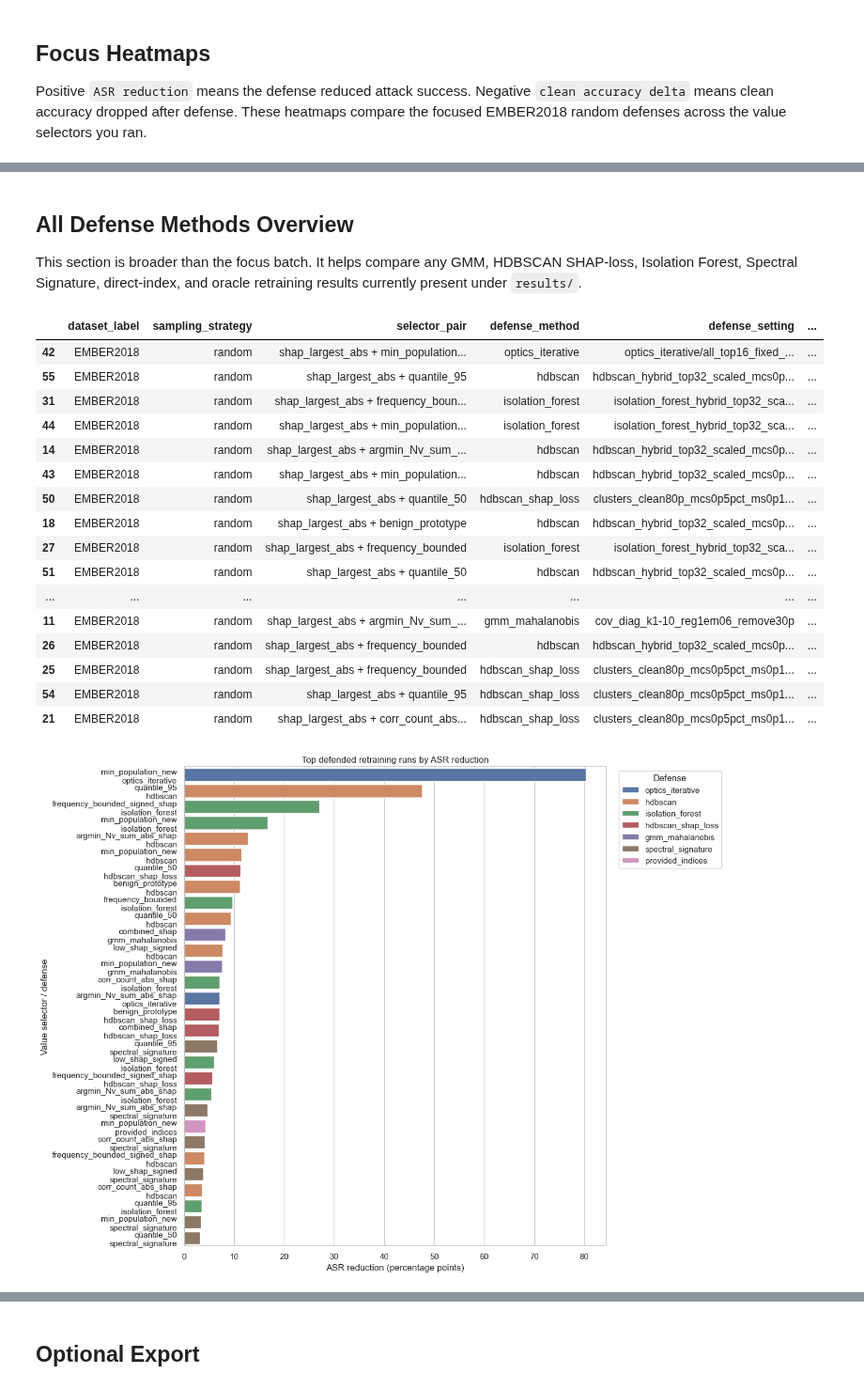
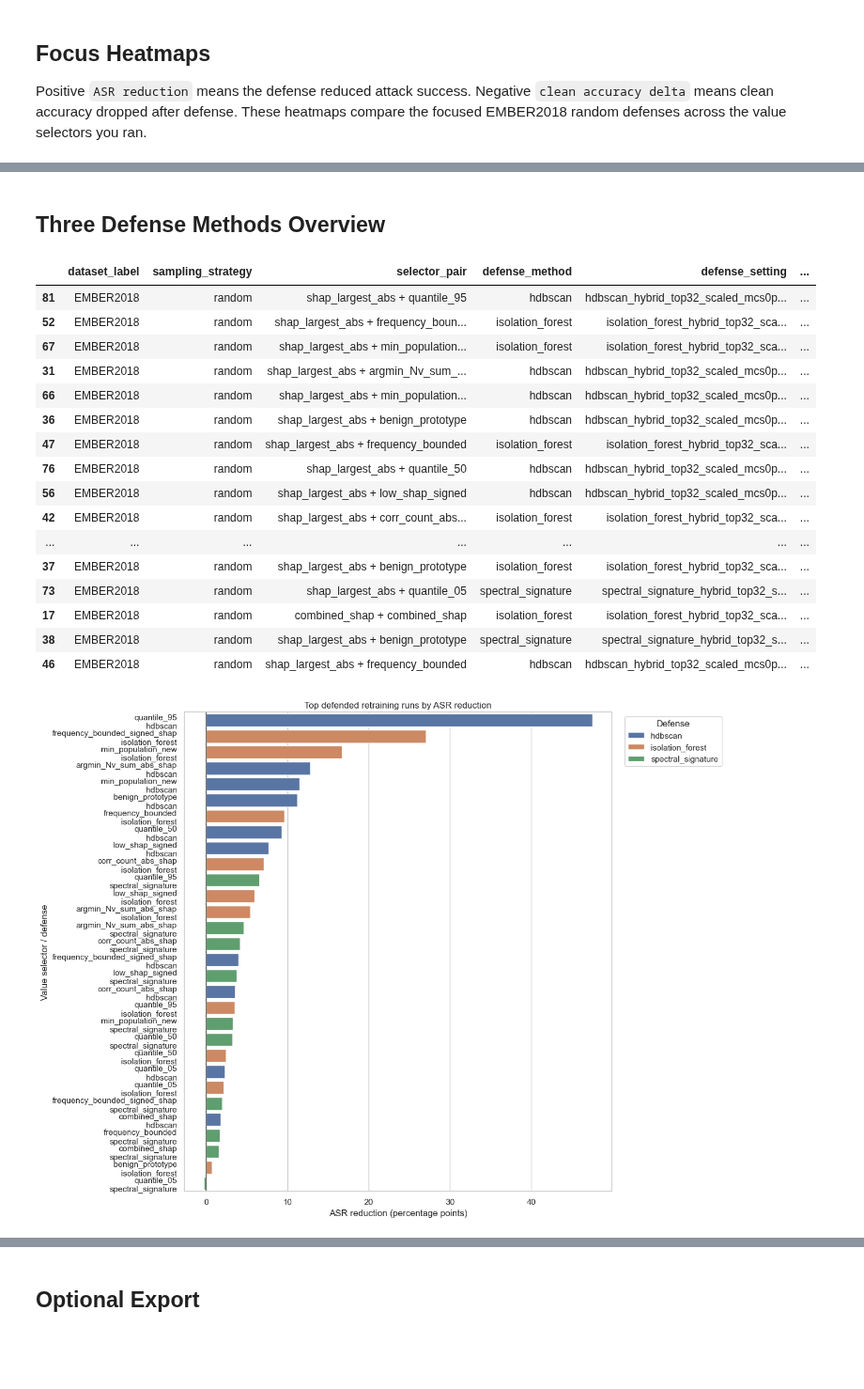
Before and after one commit to tebenia/gmm-mahal, a Jupyter notebook: notebooks/06_compare_defense_metrics.ipynb, the cells around one changed output, grey strips where cells are left out. Shown at 94% size. Drawn from its saved outputs; the diff is of its cells as text; code cells hidden in the pictures; blank space fills up the shorter version.

```diff
--- a/notebooks/06_compare_defense_metrics.ipynb
+++ b/notebooks/06_compare_defense_metrics.ipynb
@@ -239,8 +237,8 @@ This focus compares EMBER2018 20% random-sampling defended retraining runs for I
 # %%
 FOCUS_DATASET = "EMBER2018"
 FOCUS_SAMPLING = "random"
-FOCUS_DEFENSE_FAMILIES = ["severi_detectors", "hdbscan_shap_loss"]
-FOCUS_DEFENSE_METHODS = ["isolation_forest", "spectral_signature", "hdbscan", "hdbscan_shap_loss"]
+FOCUS_DEFENSE_FAMILIES = ["severi_detectors"]
+FOCUS_DEFENSE_METHODS = ["isolation_forest", "spectral_signature", "hdbscan"]
 FOCUS_RETRAIN_MODE = "defended_retrain"
 
 focus_df = defense_df[
@@ -289,4 +287,18 @@ focus_coverage = (
     .sort_values(["defense_method", "value_selector"])
 )
 display(focus_coverage)
+
+asr_consistency = (
+    focus_df
+    .groupby(["feature_selector", "value_selector"], dropna=False)["backdoored_asr_percent"]
+    .agg(rows="count", unique_backdoored_asr="nunique", min_backdoored_asr="min", max_backdoored_asr="max")
+    .reset_index()
+)
+asr_consistency_issues = asr_consistency[asr_consistency["unique_backdoored_asr"] > 1].copy()
+if not asr_consistency_issues.empty:
+    print(
+        "Warning: some selector groups have different saved backdoored ASR values across defenses. "
+        "Those rows may come from mixed/older retrain outputs, so compare ASR reduction cautiously until rerun."
+    )
+    display(asr_consistency_issues.round(3))
 # %% [output]
@@ -398,20 +414,12 @@ DEFENSE_METHOD_ORDER = [
     "isolation_forest",
     "spectral_signature",
     "hdbscan",
-    "hdbscan_shap_loss",
-    "gmm_mahalanobis",
-    "provided_indices",
-    "oracle_poisoned",
 ]
 
 DEFENSE_LABELS = {
     "isolation_forest": "Isolation Forest",
     "spectral_signature": "Spectral Signature",
     "hdbscan": "HDBSCAN detector",
-    "hdbscan_shap_loss": "HDBSCAN SHAP-loss",
-    "gmm_mahalanobis": "GMM-Maha",
-    "provided_indices": "Provided Indices",
-    "oracle_poisoned": "Oracle",
 }
 
 
@@ -798,7 +777,5 @@ HDBSCAN cluster-summary rows: 1008
 # %% [markdown]
-## All Defense Methods Overview
-
-This section is broader than the focus batch. It helps compare any GMM, HDBSCAN SHAP-loss, Isolation Forest, Spectral Signature, direct-index, and oracle retraining results currently present under `results/`.
+## Three Defense Methods Overview
 # %%
 regular_df = defense_df[defense_df["retrain_mode"] == "defended_retrain"].copy()
 
@@ -839,47 +816,47 @@ if not regular_df.empty:
     ax.axvline(0, color="black", linewidth=1, alpha=0.6)
     ax.set_title("Top defended retraining runs by ASR reduction")
     ax.set_xlabel("ASR reduction (percentage points)")
     ax.set_ylabel("Value selector / defense")
     ax.legend(title="Defense", bbox_to_anchor=(1.02, 1), loc="upper left")
     plt.tight_layout()
     plt.show()
 
     fig, ax = plt.subplots(figsize=(9, 6))
     sns.scatterplot(
         data=regular_df,
         x="clean_accuracy_delta_pp",
         y="asr_reduction_pp",
         hue="defense_method",
         style="dataset_label",
         size="removed_row_percent",
         sizes=(40, 260),
         alpha=0.85,
         ax=ax,
     )
     ax.axhline(0, color="black", linewidth=1, alpha=0.5)
     ax.axvline(0, color="black", linewidth=1, alpha=0.5)
-    ax.set_title("All defenses: ASR reduction vs clean-accuracy delta")
+    ax.set_title("Three defenses: ASR reduction vs clean-accuracy delta")
     ax.set_xlabel("Clean accuracy delta (percentage points)")
     ax.set_ylabel("ASR reduction (percentage points)")
     ax.legend(title="Defense / dataset / removed rows", bbox_to_anchor=(1.02, 1), loc="upper left")
     plt.tight_layout()
     plt.show()
 # %% [output]
 |  | dataset_label | sampling_strategy | selector_pair | defense_method | defense_setting | ... |
-| 42 | EMBER2018 | random | shap_largest_abs + min_population... | optics_iterative | optics_iterative/all_top16_fixed_... | ... |
-| 55 | EMBER2018 | random | shap_largest_abs + quantile_95 | hdbscan | hdbscan_hybrid_top32_scaled_mcs0p... | ... |
-| 31 | EMBER2018 | random | shap_largest_abs + frequency_boun... | isolation_forest | isolation_forest_hybrid_top32_sca... | ... |
-| 44 | EMBER2018 | random | shap_largest_abs + min_population... | isolation_forest | isolation_forest_hybrid_top32_sca... | ... |
-| 14 | EMBER2018 | random | shap_largest_abs + argmin_Nv_sum_... | hdbscan | hdbscan_hybrid_top32_scaled_mcs0p... | ... |
-| 43 | EMBER2018 | random | shap_largest_abs + min_population... | hdbscan | hdbscan_hybrid_top32_scaled_mcs0p... | ... |
-| 50 | EMBER2018 | random | shap_largest_abs + quantile_50 | hdbscan_shap_loss | clusters_clean80p_mcs0p5pct_ms0p1... | ... |
-| 18 | EMBER2018 | random | shap_largest_abs + benign_prototype | hdbscan | hdbscan_hybrid_top32_scaled_mcs0p... | ... |
-| 27 | EMBER2018 | random | shap_largest_abs + frequency_bounded | isolation_forest | isolation_forest_hybrid_top32_sca... | ... |
-| 51 | EMBER2018 | random | shap_largest_abs + quantile_50 | hdbscan | hdbscan_hybrid_top32_scaled_mcs0p... | ... |
+| 81 | EMBER2018 | random | shap_largest_abs + quantile_95 | hdbscan | hdbscan_hybrid_top32_scaled_mcs0p... | ... |
+| 52 | EMBER2018 | random | shap_largest_abs + frequency_boun... | isolation_forest | isolation_forest_hybrid_top32_sca... | ... |
+| 67 | EMBER2018 | random | shap_largest_abs + min_population... | isolation_forest | isolation_forest_hybrid_top32_sca... | ... |
+| 31 | EMBER2018 | random | shap_largest_abs + argmin_Nv_sum_... | hdbscan | hdbscan_hybrid_top32_scaled_mcs0p... | ... |
+| 66 | EMBER2018 | random | shap_largest_abs + min_population... | hdbscan | hdbscan_hybrid_top32_scaled_mcs0p... | ... |
+| 36 | EMBER2018 | random | shap_largest_abs + benign_prototype | hdbscan | hdbscan_hybrid_top32_scaled_mcs0p... | ... |
+| 47 | EMBER2018 | random | shap_largest_abs + frequency_bounded | isolation_forest | isolation_forest_hybrid_top32_sca... | ... |
+| 76 | EMBER2018 | random | shap_largest_abs + quantile_50 | hdbscan | hdbscan_hybrid_top32_scaled_mcs0p... | ... |
+| 56 | EMBER2018 | random | shap_largest_abs + low_shap_signed | hdbscan | hdbscan_hybrid_top32_scaled_mcs0p... | ... |
+| 42 | EMBER2018 | random | shap_largest_abs + corr_count_abs... | isolation_forest | isolation_forest_hybrid_top32_sca... | ... |
 | ... | ... | ... | ... | ... | ... | ... |
-| 11 | EMBER2018 | random | shap_largest_abs + argmin_Nv_sum_... | gmm_mahalanobis | cov_diag_k1-10_reg1em06_remove30p | ... |
-| 26 | EMBER2018 | random | shap_largest_abs + frequency_bounded | hdbscan | hdbscan_hybrid_top32_scaled_mcs0p... | ... |
-| 25 | EMBER2018 | random | shap_largest_abs + frequency_bounded | hdbscan_shap_loss | clusters_clean80p_mcs0p5pct_ms0p1... | ... |
-| 54 | EMBER2018 | random | shap_largest_abs + quantile_95 | hdbscan_shap_loss | clusters_clean80p_mcs0p5pct_ms0p1... | ... |
-| 21 | EMBER2018 | random | shap_largest_abs + corr_count_abs... | hdbscan_shap_loss | clusters_clean80p_mcs0p5pct_ms0p1... | ... |
+| 37 | EMBER2018 | random | shap_largest_abs + benign_prototype | isolation_forest | isolation_forest_hybrid_top32_sca... | ... |
+| 73 | EMBER2018 | random | shap_largest_abs + quantile_05 | spectral_signature | spectral_signature_hybrid_top32_s... | ... |
+| 17 | EMBER2018 | random | combined_shap + combined_shap | isolation_forest | isolation_forest_hybrid_top32_sca... | ... |
+| 38 | EMBER2018 | random | shap_largest_abs + benign_prototype | spectral_signature | spectral_signature_hybrid_top32_s... | ... |
+| 46 | EMBER2018 | random | shap_largest_abs + frequency_bounded | hdbscan | hdbscan_hybrid_top32_scaled_mcs0p... | ... |
-[figure, old version]
+[figure, new version]
```
Also changed, not shown: parts of 13 cells of this notebook, 9 other files.
